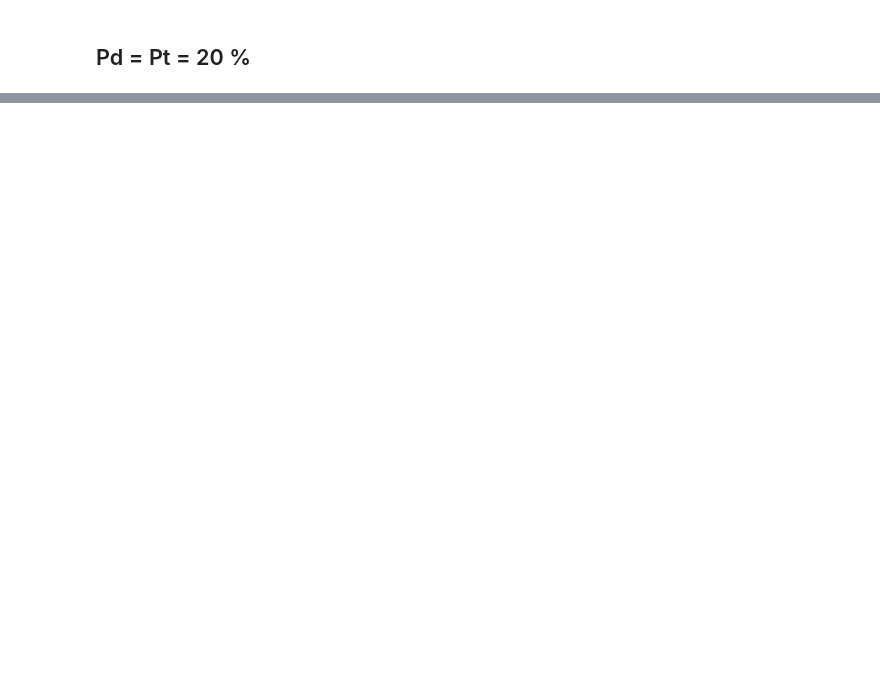
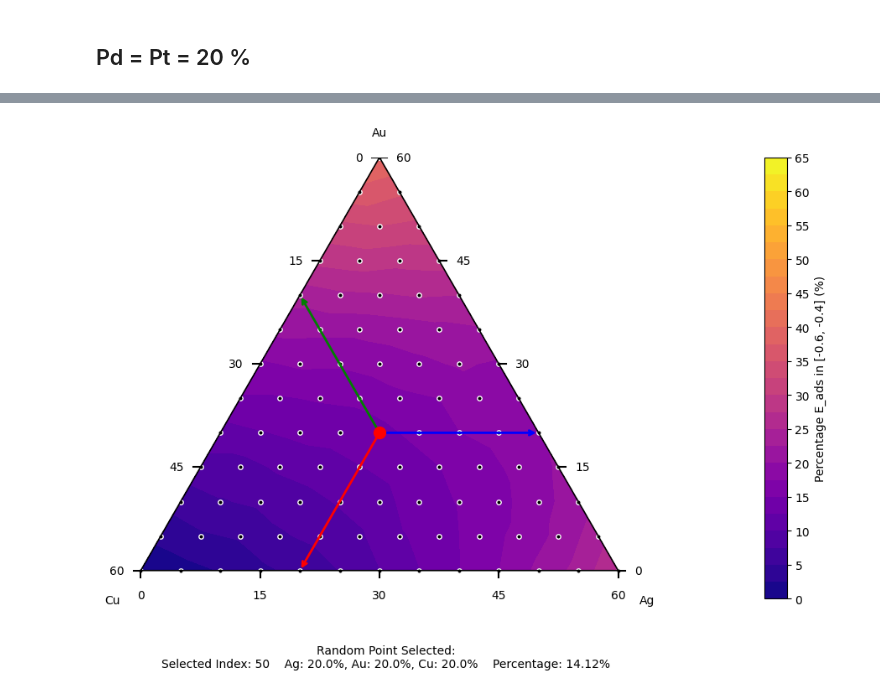
Before and after one commit to compcatalgroupIHPC/hea-co2rr-breaking-scaling, a Jupyter notebook: main_notebook.ipynb, the cells around one changed output, grey strips where cells are left out. Cells and saved outputs as stored; diff of their text form; code cells hidden in the pictures; blank space fills up the shorter version.

```diff
--- a/main_notebook.ipynb
+++ b/main_notebook.ipynb
@@ -367,0 +483,4 @@ plt.show()
+# %%
+ternary_plot(summary_df, column_name='Percentage E_ads in [-0.6, -0.4] (%)', total=60, max_lvl=65, num_lv=27, ref_point={'Ag':20, 'Au':20, 'Cu':20}, n_ticks=5)
+# %% [output]
+[figure, added]
```
Also changed, not shown: parts of 9 cells of this notebook.
